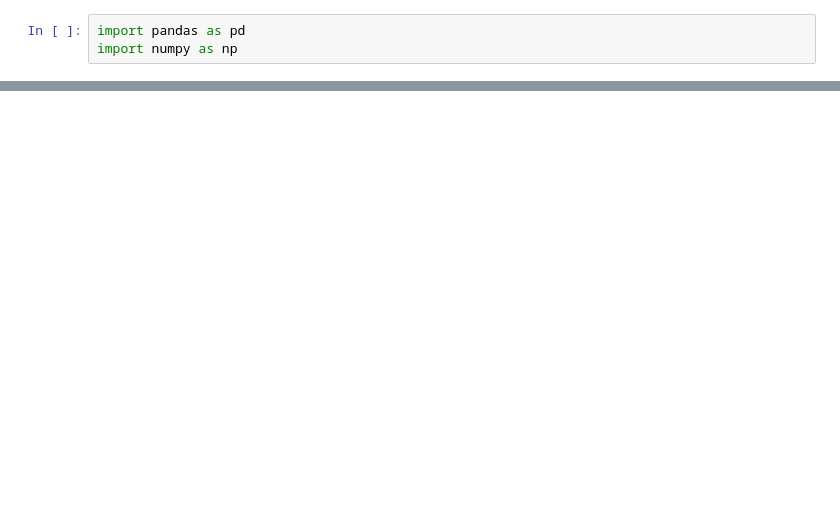
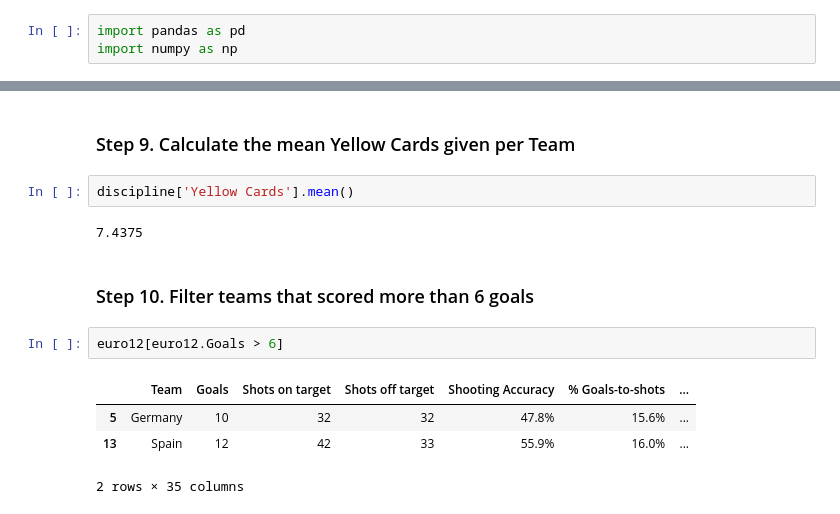
Before and after one commit to sanjulitrivedi/Pandas, a Jupyter notebook: Exercises.ipynb, the cells around one changed output, grey strips where cells are left out. Saved outputs shown, nothing was run; the diff lists cells and outputs as text; blank space fills up the shorter version.

```diff
--- a/Exercises.ipynb
+++ b/Exercises.ipynb
@@ -127,0 +97,15 @@ df
+# %% [markdown]
+### Step 9. Calculate the mean Yellow Cards given per Team
+# %%
+discipline['Yellow Cards'].mean()
+# %% [output]
+7.4375
+# %% [markdown]
+### Step 10. Filter teams that scored more than 6 goals
+# %%
+euro12[euro12.Goals > 6]
+# %% [output]
+|  | Team | Goals | Shots on target | Shots off target | Shooting Accuracy | % Goals-to-shots | ... |
+| 5 | Germany | 10 | 32 | 32 | 47.8% | 15.6% | ... |
+| 13 | Spain | 12 | 42 | 33 | 55.9% | 16.0% | ... |
+2 rows × 35 columns
```
Also changed, not shown: parts of 43 cells of this notebook.
